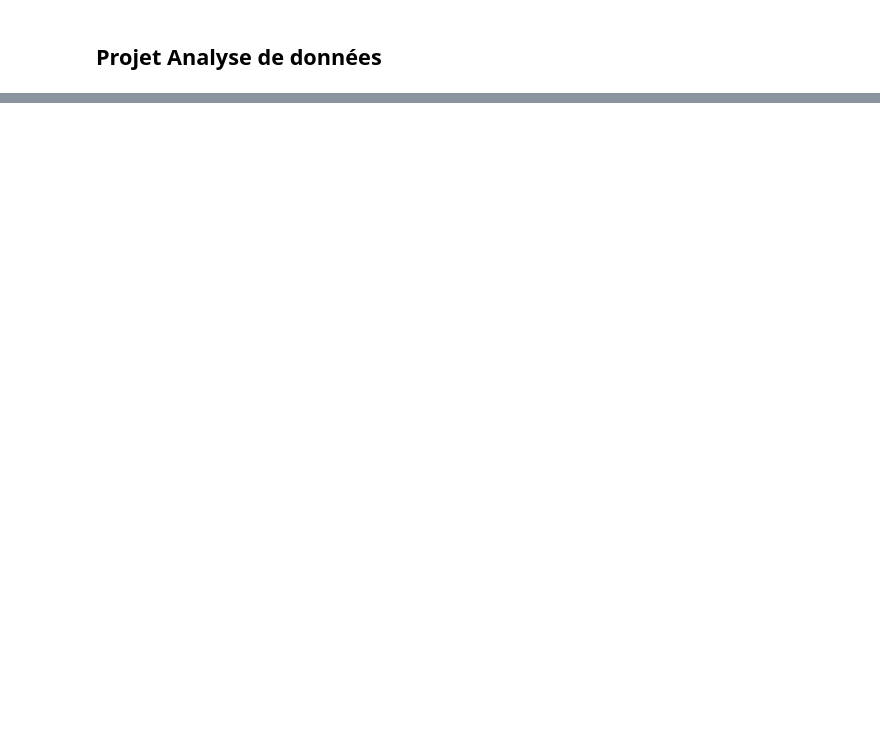
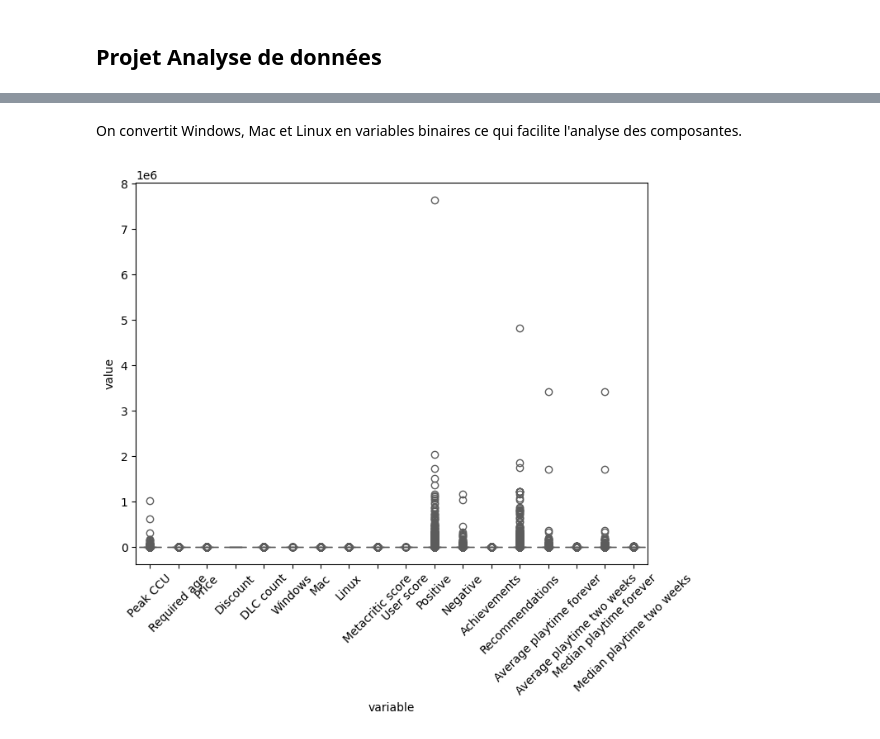
Before and after one commit to Eliott67/Projet_ADD, a Jupyter notebook: projet_ADD.ipynb, the cells around one changed output, grey strips where cells are left out. Cells and saved outputs as stored; diff of their text form; code cells hidden in the pictures; blank space fills up the shorter version.

Commit message:
analyse dimensionnelle, acp et clustering

```diff
--- a/projet_ADD.ipynb
+++ b/projet_ADD.ipynb
@@ -209,0 +63,15 @@ plot_correlation_matrix(df)
+# %%
+
+cols_a_retirer = [
+    'AppID', 'Name', 'About the game', 'Notes', 'Reviews',
+    'Header image', 'Website', 'Support url', 'Support email',
+    'Metacritic url', 'Screenshots', 'Score rank', 'Movies'
+]
+
+
+df = df.drop(columns=cols_a_retirer, errors='ignore')
+
+
+print("Variables restantes dans le jeu de données :")
+print(df.columns.tolist())
+print(f"\nNombre de colonnes finales : {df.shape[1]}")
@@ -209,0 +136,9 @@ plot_correlation_matrix(df)
+# %%
+for col in ['Windows', 'Mac', 'Linux']:
+    if col in df.columns:
+        df[col] = (df[col].astype(str).str.lower() == 'true').astype(int)
+
+
+print(df[['Windows', 'Mac', 'Linux']].head())
+print("\nTypes finaux :")
+print(df[['Windows', 'Mac', 'Linux']].dtypes)
@@ -209,0 +158,13 @@ plot_correlation_matrix(df)
+# %% [markdown]
+On convertit Windows, Mac et Linux en variables binaires ce qui facilite l'analyse des composantes.
+# %%
+plt.rcParams['figure.figsize'] = (8, 6)
+cols_num = df.select_dtypes(include=['int64', 'float64']).columns
+df_melt = df[cols_num].melt()
+
+sns.boxplot(data=df_melt, x='variable', y='value', hue='variable',
+            palette='hls', fill=True, legend=False)
+plt.xticks(rotation=45)
+plt.show()
+# %% [output]
+[figure, added]
```
Also changed, not shown: parts of 34 cells of this notebook.
